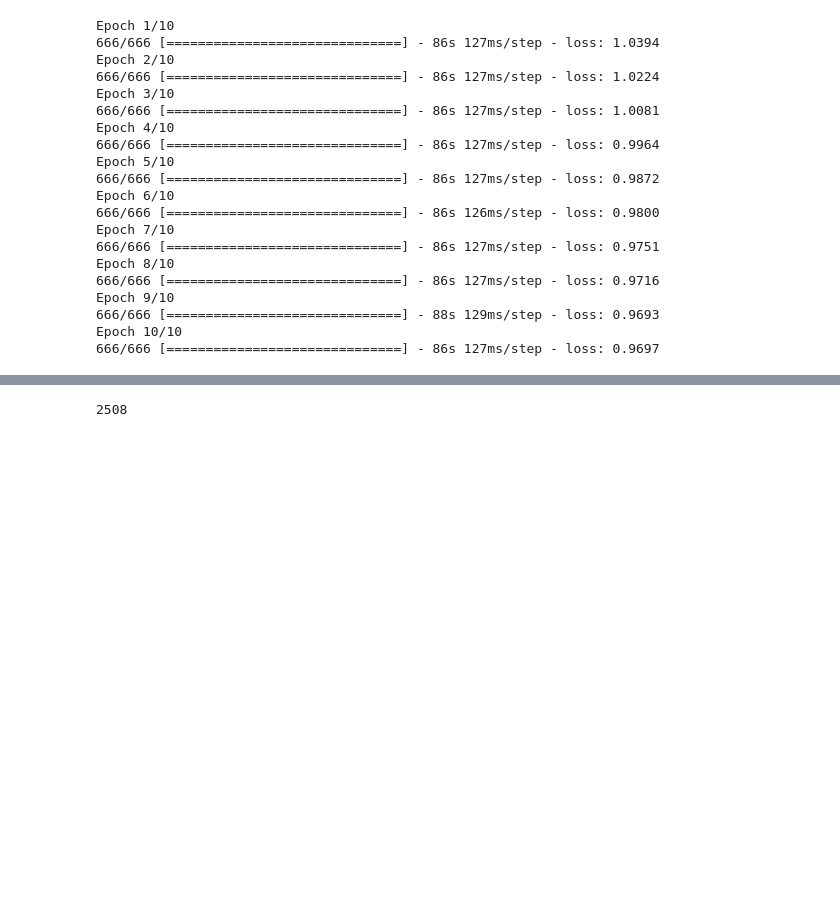
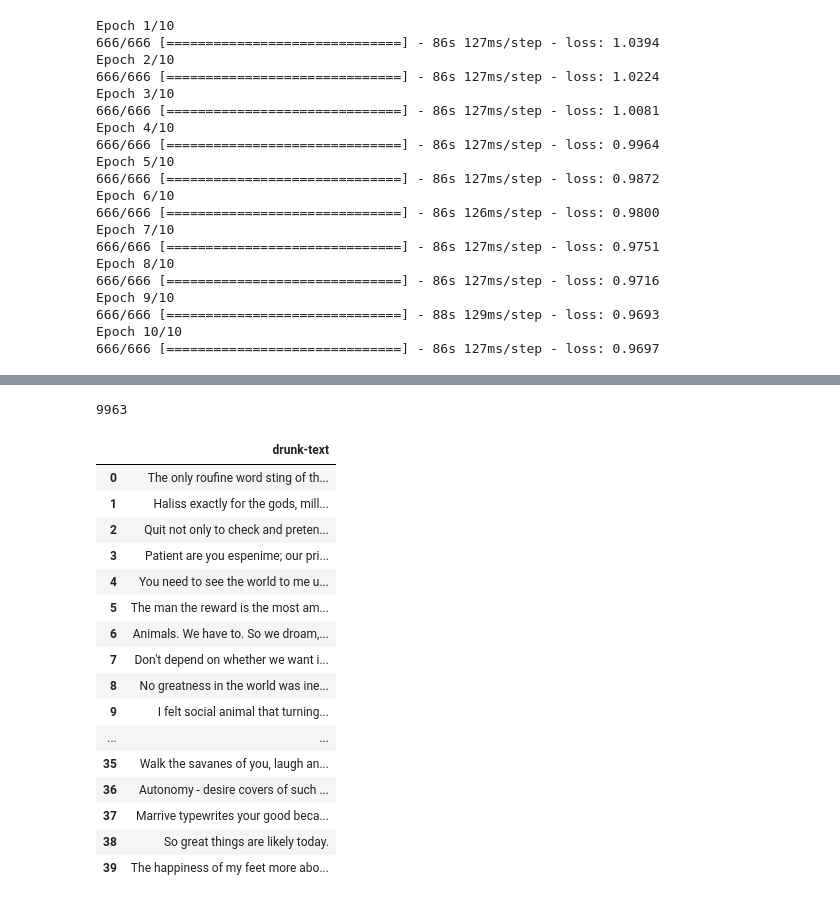
Before and after one commit to ryanlopezzzz/instagram-bot, a Jupyter notebook: rnn_quotes.ipynb, the cells around one changed output, grey strips where cells are left out. Cells and saved outputs as stored; diff of their text form; code cells hidden in the pictures; blank space fills up the shorter version.

```diff
--- a/rnn_quotes.ipynb
+++ b/rnn_quotes.ipynb
@@ -328,5 +330,5 @@ start_sentence = list(start_sentence.iloc[:])
 # %%
-starts = start_sentence[:][:300]
+starts = start_sentence[:][:1000]
 # %%
 len(starts)
 # %% [output]
@@ -334,5 +336,5 @@ len(starts)
 # %%
-sc = [starts[i][:50] for i in range(200) if len(starts[i]) > 50]
+sc = [starts[i][:50] for i in range(1000) if len(starts[i]) > 50]
 # %%
 generated_quotes = []
 # %%
@@ -347,7 +349,7 @@ for n in range(1000):
 
 result = tf.strings.join(result)
 end = time.time()
-for i in range(len(sc)):
+for i in range(5):
   print(result[i].numpy().decode('utf-8'), '\n\n' + '_'*80)
 
 print('\nRun time:', end - start)
@@ -387,4 +386,26 @@ for i in range(len(sc)):
 # %%
 len(generated_quotes)
 # %% [output]
-2508
+9963
+# %%
+generated_df = pd.DataFrame({'drunk-text':generated_quotes})
+# %%
+generated_df[:40]
+# %% [output]
+|  | drunk-text |
+| 0 | The only roufine word sting of th... |
+| 1 | Haliss exactly for the gods, mill... |
+| 2 | Quit not only to check and preten... |
+| 3 | Patient are you espenime; our pri... |
+| 4 | You need to see the world to me u... |
+| 5 | The man the reward is the most am... |
+| 6 | Animals. We have to. So we droam,... |
+| 7 | Don't depend on whether we want i... |
+| 8 | No greatness in the world was ine... |
+| 9 | I felt social animal that turning... |
+| ... | ... |
+| 35 | Walk the savanes of you, laugh an... |
+| 36 | Autonomy - desire covers of such ... |
+| 37 | Marrive typewrites your good beca... |
+| 38 | So great things are likely today. |
+| 39 | The happiness of my feet more abo... |
```
Also changed, not shown: parts of 5 cells of this notebook.
